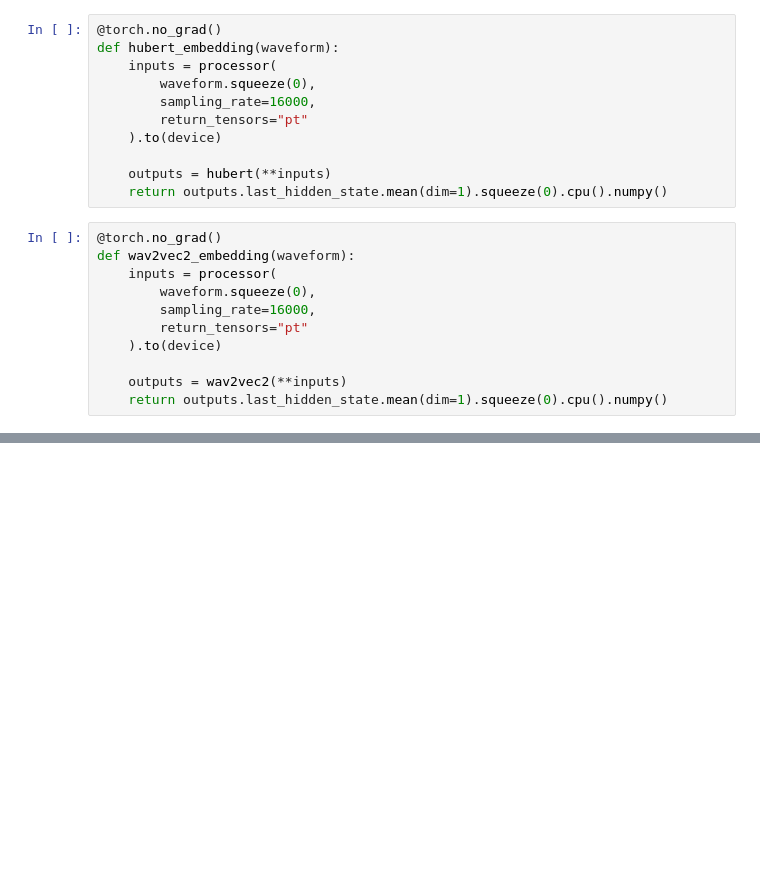
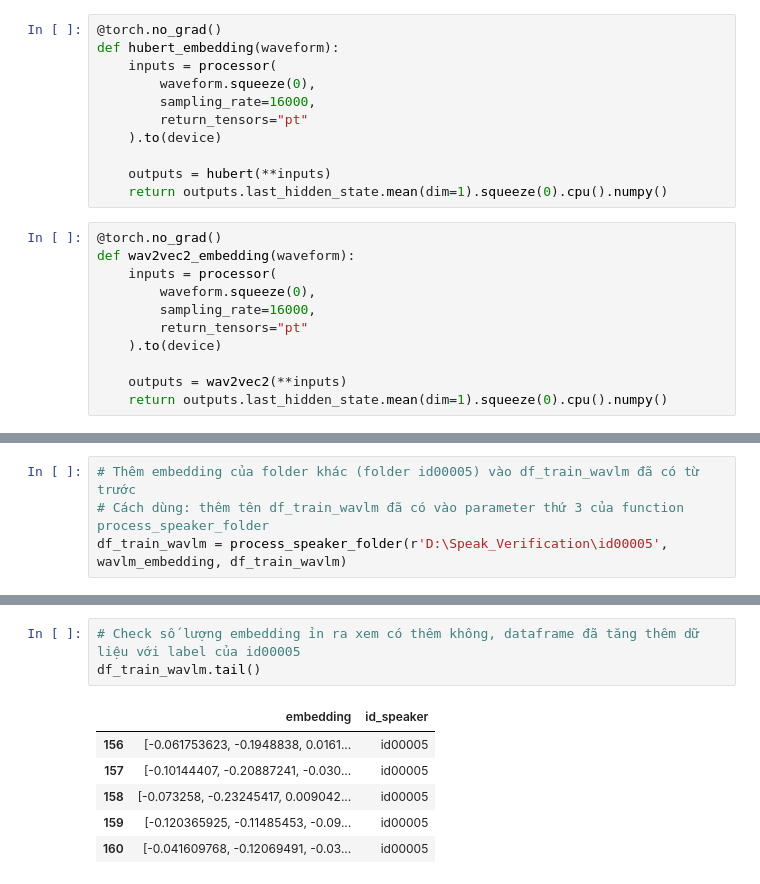
Before and after one commit to manh-25/SpeechVeri_MultiFeatures, a Jupyter notebook: embedding_models/embedding.ipynb, the cells around one changed output, grey strips where cells are left out. Drawn from its saved outputs; the diff is of its cells as text; blank space fills up the shorter version.

```diff
--- a/embedding_models/embedding.ipynb
+++ b/embedding_models/embedding.ipynb
@@ -105,0 +168,4 @@ print(embedding.shape)
+# %%
+# Thêm embedding của folder khác (folder id00005) vào df_train_wavlm đã có từ trước
+# Cách dùng: thêm tên df_train_wavlm đã có vào parameter thứ 3 của function process_speaker_folder
+df_train_wavlm = process_speaker_folder(r'D:\Speak_Verification\id00005', wavlm_embedding, df_train_wavlm)
@@ -105,0 +190,10 @@ print(embedding.shape)
+# %%
+# Check số lượng embedding ỉn ra xem có thêm không, dataframe đã tăng thêm dữ liệu với label của id00005
+df_train_wavlm.tail()
+# %% [output]
+|  | embedding | id_speaker |
+| 156 | [-0.061753623, -0.1948838, 0.0161... | id00005 |
+| 157 | [-0.10144407, -0.20887241, -0.030... | id00005 |
+| 158 | [-0.073258, -0.23245417, 0.009042... | id00005 |
+| 159 | [-0.120365925, -0.11485453, -0.09... | id00005 |
+| 160 | [-0.041609768, -0.12069491, -0.03... | id00005 |
```
Also changed, not shown: parts of 14 cells of this notebook.
